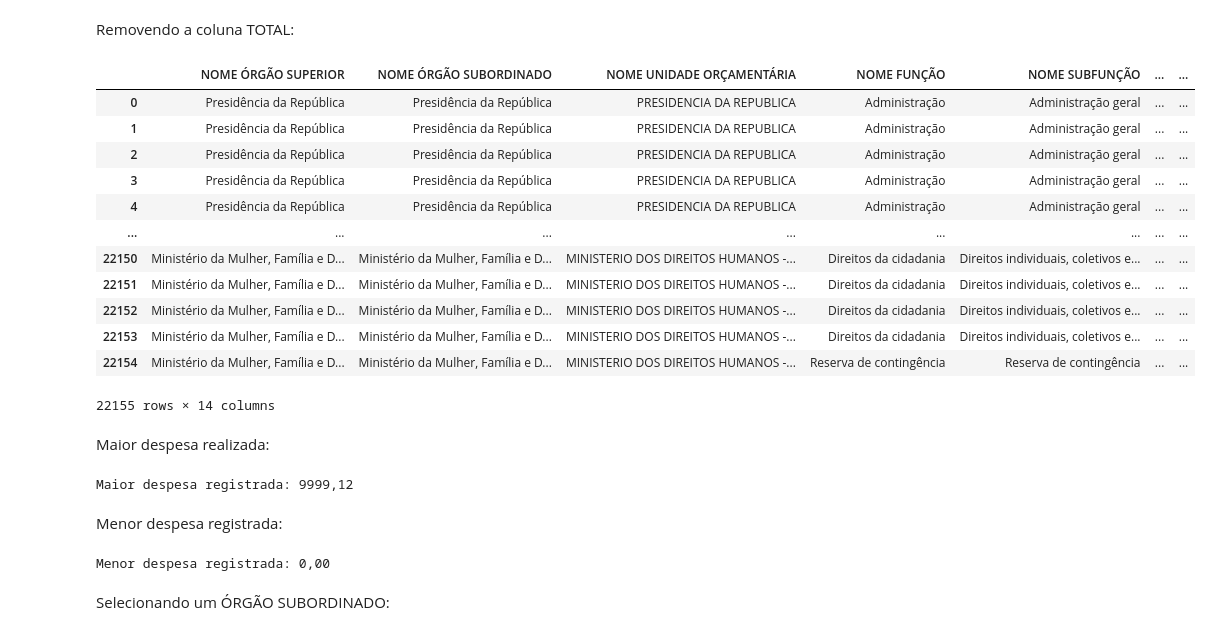
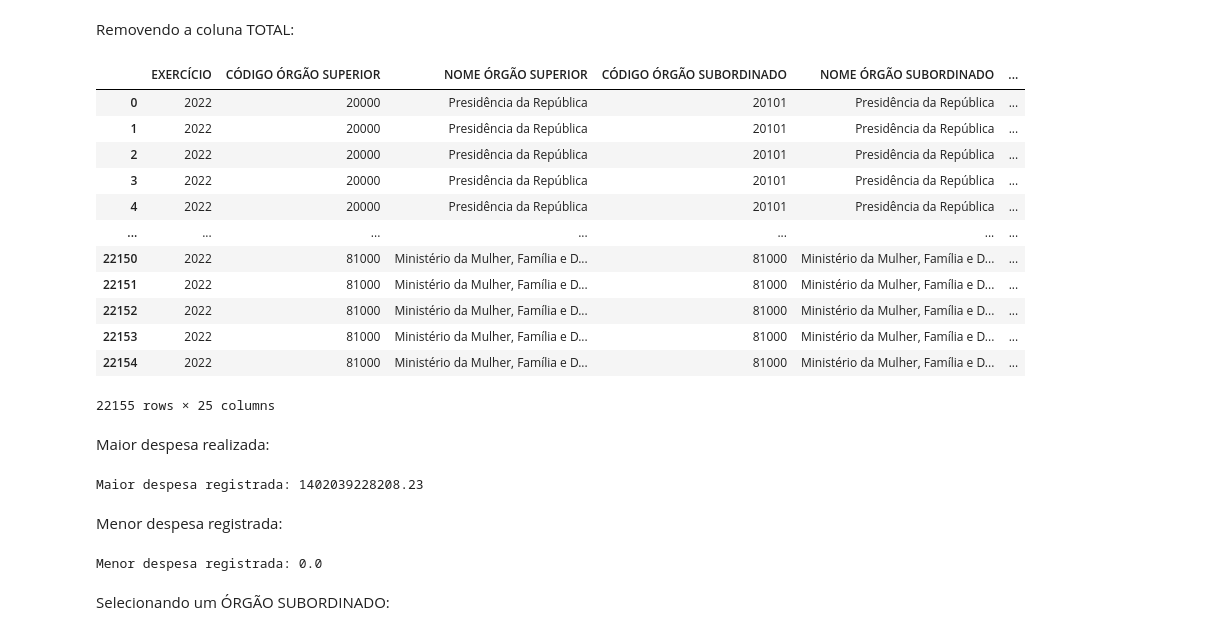
Before and after one commit to danlamberg/Atividade-Data-Science, a Jupyter notebook: Trabalho_Bimestral.ipynb, the cells around one changed output. Saved outputs shown, nothing was run; the diff lists cells and outputs as text; code cells hidden in the pictures.

```diff
--- a/Trabalho_Bimestral.ipynb
+++ b/Trabalho_Bimestral.ipynb
@@ -249,6 +251,6 @@ memory usage: 2.4+ MB
 # %% [markdown]
 Somando o Valor **"ORÇAMENTO INICIAL"** com o valor **"ORÇAMENTO EMPENHADO"**:
 # %%
-df['soma_total'] = df['ORÇAMENTO INICIAL (R$)'] + df['ORÇAMENTO EMPENHADO (R$)']
+#df['SOMA TOTAL'] = df['ORÇAMENTO INICIAL (R$)'] + df['ORÇAMENTO EMPENHADO (R$)']
 df
 # %% [output]
@@ -268,8 +270,8 @@ df
 # %% [markdown]
 Renomeando a coluna Soma Total apenas por "TOTAL", tendo como referência o valor "ORÇAMENTO INICIAL " com o valor "ORÇAMENTO REALIZADO":
 # %%
-df = df.rename(columns={'soma_total': 'TOTAL'})
-df_aux = df[['TOTAL']]
-df_aux
+#df = df.rename(columns={'SOMA TOTAL': 'TOTAL'})
+#df_aux = df[['TOTAL']]
+#df_aux
 # %% [output]
 |  | TOTAL |
@@ -288,36 +290,36 @@ df_aux
 # %% [markdown]
 Removendo a coluna TOTAL:
 # %%
-df = df.drop(columns=['TOTAL'])
+# df = df.drop(columns=['TOTAL'])
 
 # df.drop(columns=['total'], inplace=True)
 df
 # %% [output]
-|  | NOME ÓRGÃO SUPERIOR | NOME ÓRGÃO SUBORDINADO | NOME UNIDADE ORÇAMENTÁRIA | NOME FUNÇÃO | NOME SUBFUNÇÃO | ... | ... |
-| 0 | Presidência da República | Presidência da República | PRESIDENCIA DA REPUBLICA | Administração | Administração geral | ... | ... |
-| 1 | Presidência da República | Presidência da República | PRESIDENCIA DA REPUBLICA | Administração | Administração geral | ... | ... |
-| 2 | Presidência da República | Presidência da República | PRESIDENCIA DA REPUBLICA | Administração | Administração geral | ... | ... |
-| 3 | Presidência da República | Presidência da República | PRESIDENCIA DA REPUBLICA | Administração | Administração geral | ... | ... |
-| 4 | Presidência da República | Presidência da República | PRESIDENCIA DA REPUBLICA | Administração | Administração geral | ... | ... |
-| ... | ... | ... | ... | ... | ... | ... | ... |
-| 22150 | Ministério da Mulher, Família e D... | Ministério da Mulher, Família e D... | MINISTERIO DOS DIREITOS HUMANOS -... | Direitos da cidadania | Direitos individuais, coletivos e... | ... | ... |
-| 22151 | Ministério da Mulher, Família e D... | Ministério da Mulher, Família e D... | MINISTERIO DOS DIREITOS HUMANOS -... | Direitos da cidadania | Direitos individuais, coletivos e... | ... | ... |
-| 22152 | Ministério da Mulher, Família e D... | Ministério da Mulher, Família e D... | MINISTERIO DOS DIREITOS HUMANOS -... | Direitos da cidadania | Direitos individuais, coletivos e... | ... | ... |
-| 22153 | Ministério da Mulher, Família e D... | Ministério da Mulher, Família e D... | MINISTERIO DOS DIREITOS HUMANOS -... | Direitos da cidadania | Direitos individuais, coletivos e... | ... | ... |
-| 22154 | Ministério da Mulher, Família e D... | Ministério da Mulher, Família e D... | MINISTERIO DOS DIREITOS HUMANOS -... | Reserva de contingência | Reserva de contingência | ... | ... |
+|  | EXERCÍCIO | CÓDIGO ÓRGÃO SUPERIOR | NOME ÓRGÃO SUPERIOR | CÓDIGO ÓRGÃO SUBORDINADO | NOME ÓRGÃO SUBORDINADO | ... |
+| 0 | 2022 | 20000 | Presidência da República | 20101 | Presidência da República | ... |
+| 1 | 2022 | 20000 | Presidência da República | 20101 | Presidência da República | ... |
+| 2 | 2022 | 20000 | Presidência da República | 20101 | Presidência da República | ... |
+| 3 | 2022 | 20000 | Presidência da República | 20101 | Presidência da República | ... |
+| 4 | 2022 | 20000 | Presidência da República | 20101 | Presidência da República | ... |
+| ... | ... | ... | ... | ... | ... | ... |
+| 22150 | 2022 | 81000 | Ministério da Mulher, Família e D... | 81000 | Ministério da Mulher, Família e D... | ... |
+| 22151 | 2022 | 81000 | Ministério da Mulher, Família e D... | 81000 | Ministério da Mulher, Família e D... | ... |
+| 22152 | 2022 | 81000 | Ministério da Mulher, Família e D... | 81000 | Ministério da Mulher, Família e D... | ... |
+| 22153 | 2022 | 81000 | Ministério da Mulher, Família e D... | 81000 | Ministério da Mulher, Família e D... | ... |
+| 22154 | 2022 | 81000 | Ministério da Mulher, Família e D... | 81000 | Ministério da Mulher, Família e D... | ... |
-22155 rows × 14 columns
+22155 rows × 25 columns
 # %% [markdown]
 Maior despesa realizada:
 # %%
 print("Maior despesa registrada: " + str(df['ORÇAMENTO REALIZADO (R$)'].max()))
 # %% [output]
-Maior despesa registrada: 9999,12
+Maior despesa registrada: 1402039228208.23
 # %% [markdown]
 Menor despesa registrada:
 # %%
 print("Menor despesa registrada: " + str(df['ORÇAMENTO REALIZADO (R$)'].min()))
 # %% [output]
-Menor despesa registrada: 0,00
+Menor despesa registrada: 0.0
 # %% [markdown]
 Selecionando um ÓRGÃO SUBORDINADO:
 # %%
```
Also changed, not shown: parts of 7 cells of this notebook.
